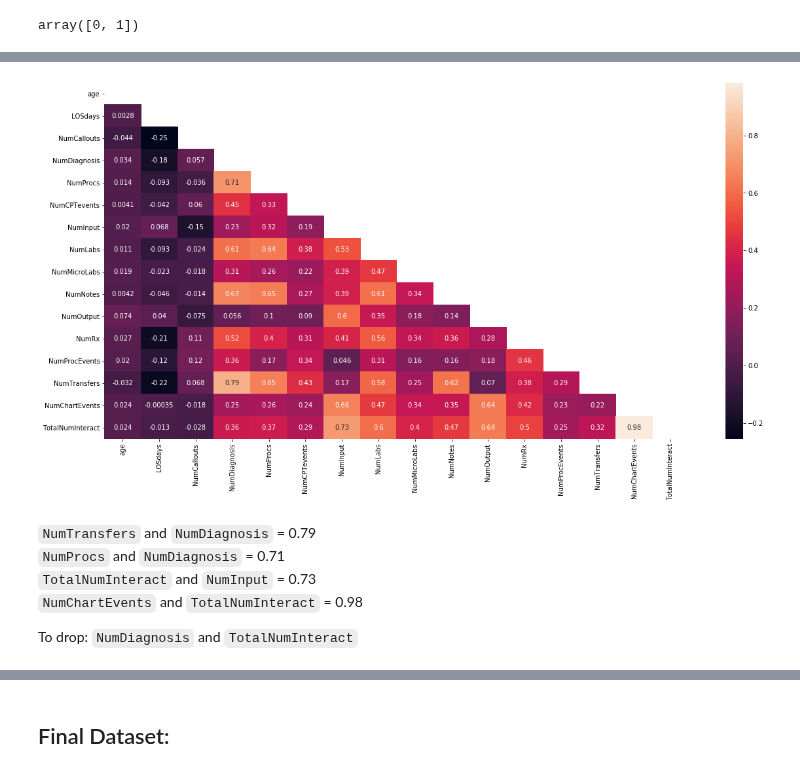
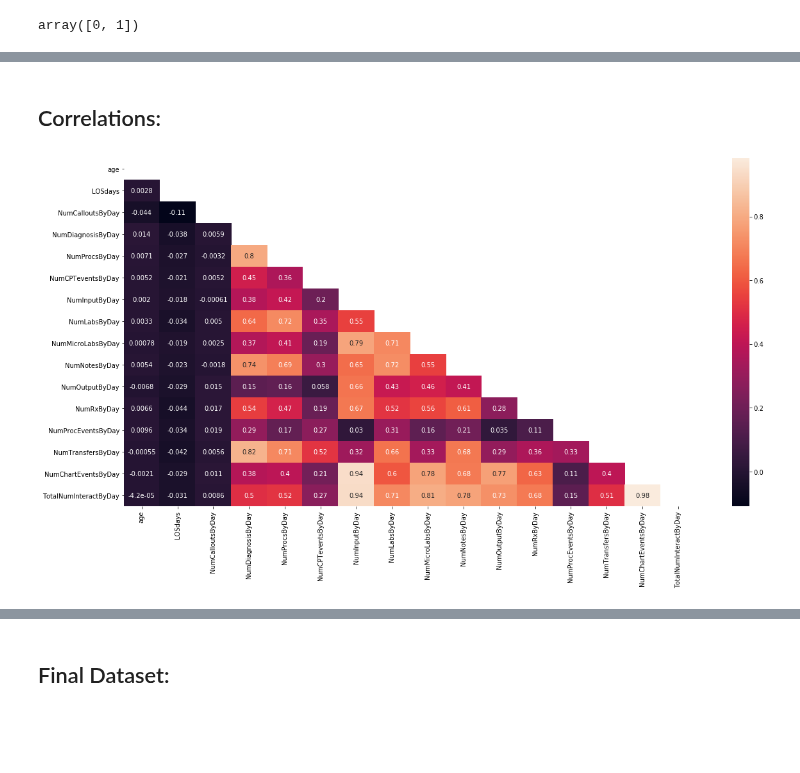
Before and after one commit to derek-y-lee/uclabiostat-thesis, a Jupyter notebook: los-prediction.ipynb, the cells around one changed output, grey strips where cells are left out. Drawn from its saved outputs; the diff is of its cells as text; code cells hidden in the pictures; blank space fills up the shorter version.

```diff
--- a/los-prediction.ipynb
+++ b/los-prediction.ipynb
@@ -611,0 +640,15 @@ array([0, 1])
+# %%
+raw_completecase['NumCalloutsByDay'] = raw_completecase['NumCallouts']/raw_completecase['LOSdays']
+raw_completecase['NumDiagnosisByDay'] = raw_completecase['NumDiagnosis']/raw_completecase['LOSdays']
+raw_completecase['NumProcsByDay'] = raw_completecase['NumProcs']/raw_completecase['LOSdays']
+raw_completecase['NumCPTeventsByDay'] = raw_completecase['NumCPTevents']/raw_completecase['LOSdays']
+raw_completecase['NumInputByDay'] = raw_completecase['NumInput']/raw_completecase['LOSdays']
+raw_completecase['NumLabsByDay'] = raw_completecase['NumLabs']/raw_completecase['LOSdays']
+raw_completecase['NumMicroLabsByDay'] = raw_completecase['NumMicroLabs']/raw_completecase['LOSdays']
+raw_completecase['NumNotesByDay'] = raw_completecase['NumNotes']/raw_completecase['LOSdays']
+raw_completecase['NumOutputByDay'] = raw_completecase['NumOutput']/raw_completecase['LOSdays']
+raw_completecase['NumRxByDay'] = raw_completecase['NumRx']/raw_completecase['LOSdays']
+raw_completecase['NumProcEventsByDay'] = raw_completecase['NumProcEvents']/raw_completecase['LOSdays']
+raw_completecase['NumTransfersByDay'] = raw_completecase['NumTransfers']/raw_completecase['LOSdays']
+raw_completecase['NumChartEventsByDay'] = raw_completecase['NumChartEvents']/raw_completecase['LOSdays']
+raw_completecase['TotalNumInteractByDay'] = raw_completecase['TotalNumInteract']/raw_completecase['LOSdays']
@@ -612,21 +673,17 @@ array([0, 1])
+# %% [markdown]
+## Correlations:
 # %%
+import numpy as np
 import seaborn as sns
-continuous = raw_completecase[['age', 'LOSdays', 'NumCallouts', 'NumDiagnosis', 'NumProcs',
-                              'NumCPTevents', 'NumInput', 'NumLabs', 'NumMicroLabs',
-       'NumNotes', 'NumOutput', 'NumRx', 'NumProcEvents', 'NumTransfers',
-       'NumChartEvents','TotalNumInteract']]
+continuous = raw_completecase[['age', 'LOSdays', 'NumCalloutsByDay', 'NumDiagnosisByDay', 'NumProcsByDay',
+                              'NumCPTeventsByDay', 'NumInputByDay', 'NumLabsByDay', 'NumMicroLabsByDay',
+       'NumNotesByDay', 'NumOutputByDay', 'NumRxByDay', 'NumProcEventsByDay', 'NumTransfersByDay',
+       'NumChartEventsByDay','TotalNumInteractByDay']]
 a4_dims = (20, 10)
 corrMatrix=continuous.corr()
 mask_ut=np.triu(np.ones(corrMatrix.shape)).astype(np.bool)
 fig, ax = plt.subplots(figsize=a4_dims)
 sns.heatmap(corrMatrix,mask=mask_ut,annot=True)
 plt.show()
 # %% [output]
-[figure, old version]
+[figure, new version]
-# %% [markdown]
-`NumTransfers` and `NumDiagnosis` = 0.79
-`NumProcs` and `NumDiagnosis` = 0.71
-`TotalNumInteract` and `NumInput` = 0.73
-`NumChartEvents` and `TotalNumInteract` = 0.98
-
-To drop: `NumDiagnosis` and `TotalNumInteract`
```
Also changed, not shown: parts of 73 cells of this notebook.
